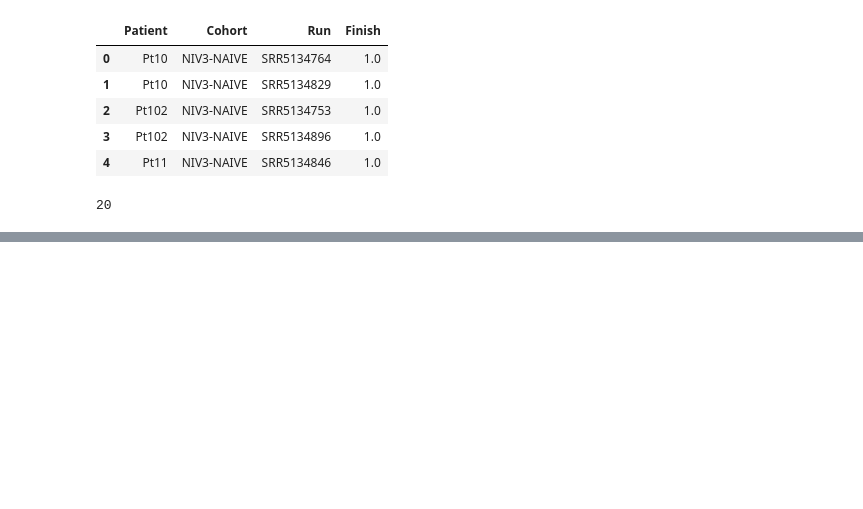
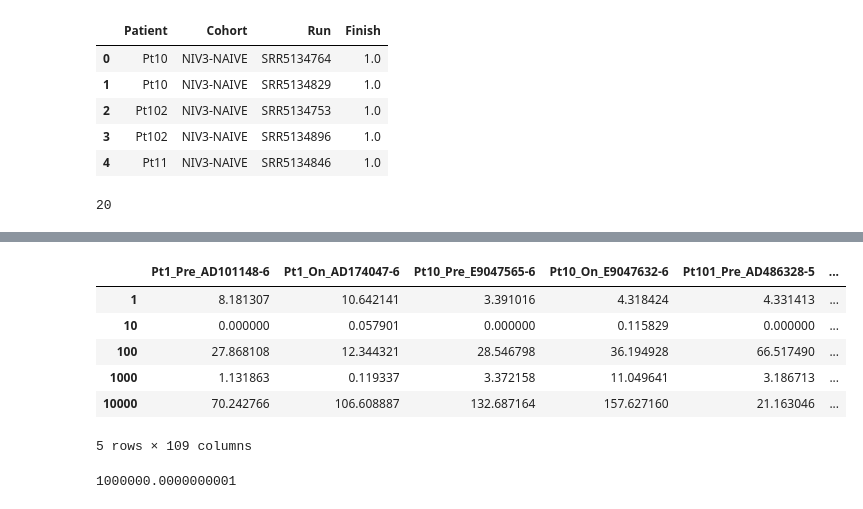
Before and after one commit to Ethanlong2000/Capstone-Project, a Jupyter notebook: script/check_file.ipynb, the cells around one changed output, grey strips where cells are left out. Drawn from its saved outputs; the diff is of its cells as text; code cells hidden in the pictures; blank space fills up the shorter version.

```diff
--- a/script/check_file.ipynb
+++ b/script/check_file.ipynb
@@ -359,0 +406,16 @@ with open('/work/longyh/BY/processed/missing_WES_run_naive.txt', 'w') as f:
+# %%
+#转TPM
+tpm_from_fpkm = fpkm.div(fpkm.sum(axis=0), axis=1) * 1e6
+tpm_from_fpkm.head()
+# %% [output]
+|  | Pt1_Pre_AD101148-6 | Pt1_On_AD174047-6 | Pt10_Pre_E9047565-6 | Pt10_On_E9047632-6 | Pt101_Pre_AD486328-5 | ... |
+| 1 | 8.181307 | 10.642141 | 3.391016 | 4.318424 | 4.331413 | ... |
+| 10 | 0.000000 | 0.057901 | 0.000000 | 0.115829 | 0.000000 | ... |
+| 100 | 27.868108 | 12.344321 | 28.546798 | 36.194928 | 66.517490 | ... |
+| 1000 | 1.131863 | 0.119337 | 3.372158 | 11.049641 | 3.186713 | ... |
+| 10000 | 70.242766 | 106.608887 | 132.687164 | 157.627160 | 21.163046 | ... |
+5 rows × 109 columns
+# %%
+print(tpm_from_fpkm.iloc[:, 0].sum())  # 应输出 ≈ 1000000.0
+# %% [output]
+1000000.0000000001
```
Also changed, not shown: parts of 8 cells of this notebook, 4 other files.
